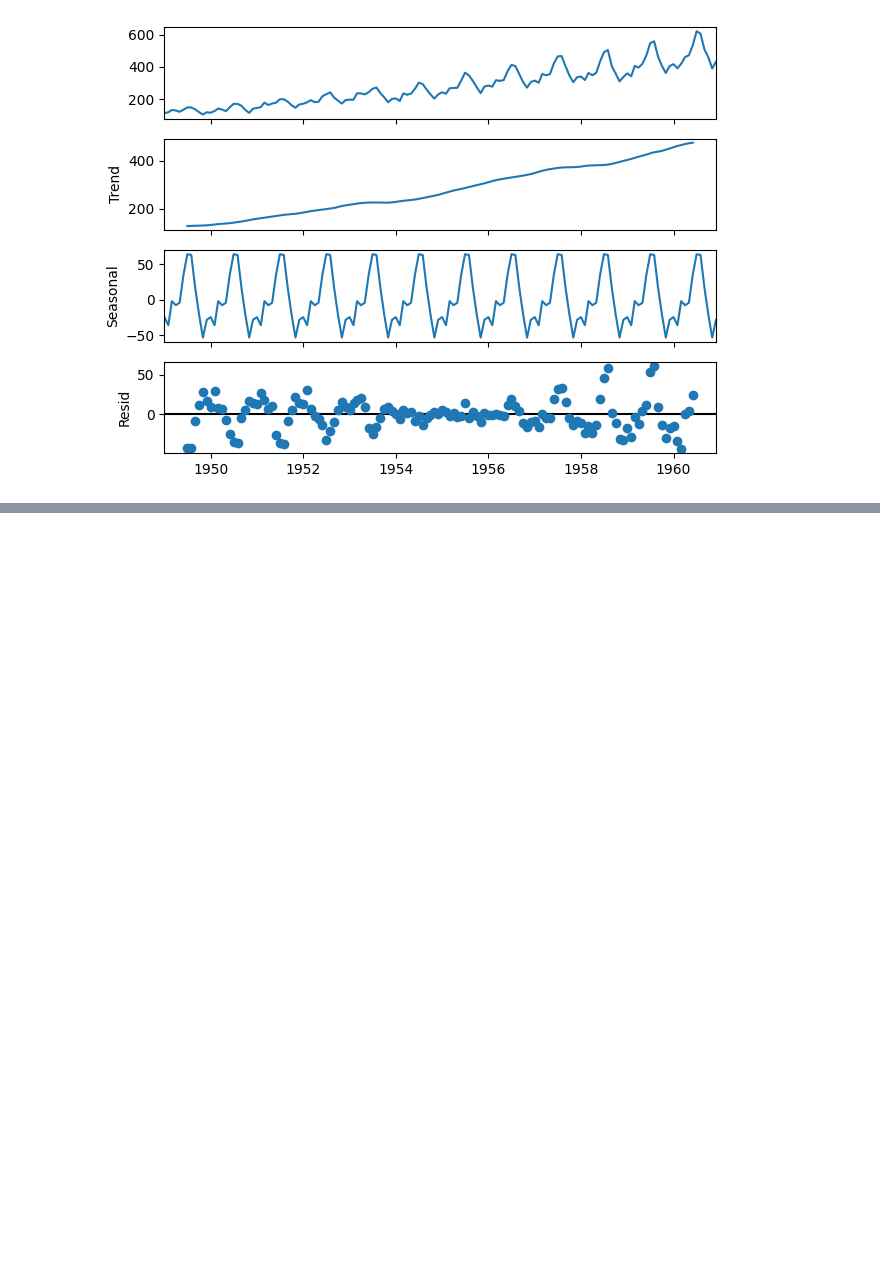
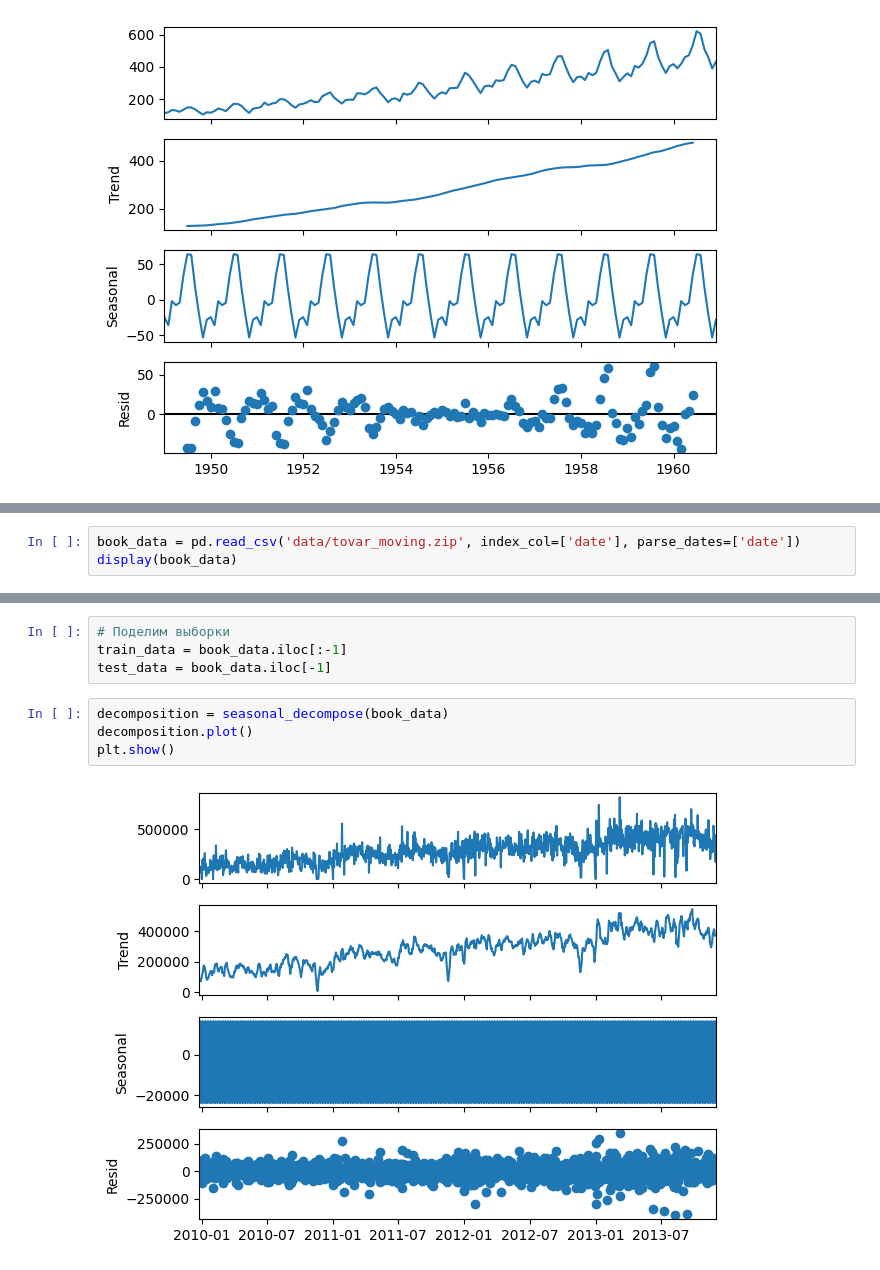
Before and after one commit to Elancinos/SF_DS_COURSE, a Jupyter notebook: Studies/MATH&ML-12/MATH&ML-12.ipynb, the cells around one changed output, grey strips where cells are left out. Drawn from its saved outputs; the diff is of its cells as text; blank space fills up the shorter version.

```diff
--- a/Studies/MATH&ML-12/MATH&ML-12.ipynb
+++ b/Studies/MATH&ML-12/MATH&ML-12.ipynb
@@ -40,0 +224,3 @@ plt.show()
+# %%
+book_data = pd.read_csv('data/tovar_moving.zip', index_col=['date'], parse_dates=['date'])
+display(book_data)
@@ -40,0 +242,10 @@ plt.show()
+# %%
+# Поделим выборки
+train_data = book_data.iloc[:-1]
+test_data = book_data.iloc[-1]
+# %%
+decomposition = seasonal_decompose(book_data)
+decomposition.plot()
+plt.show()
+# %% [output]
+[figure, added]
```
Also changed, not shown: parts of 23 cells of this notebook, 43 other files.
